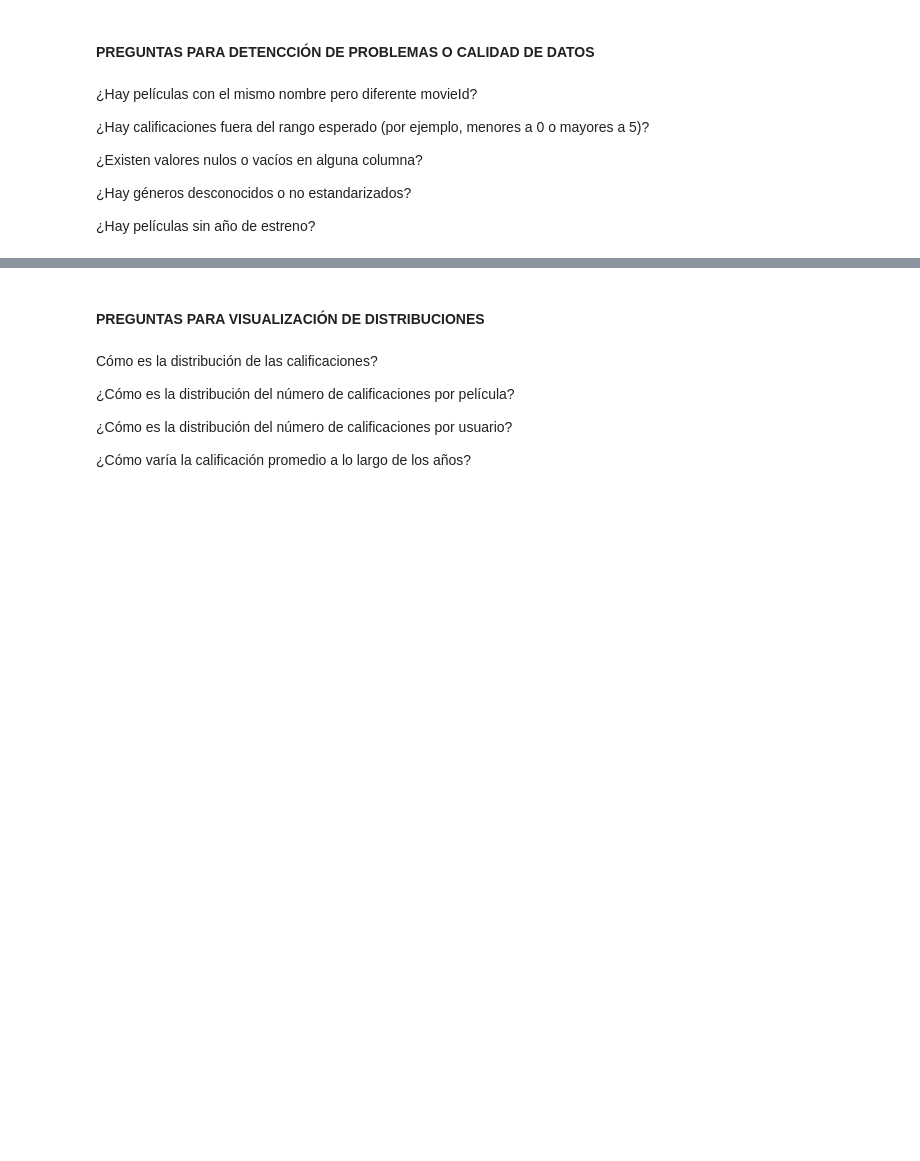
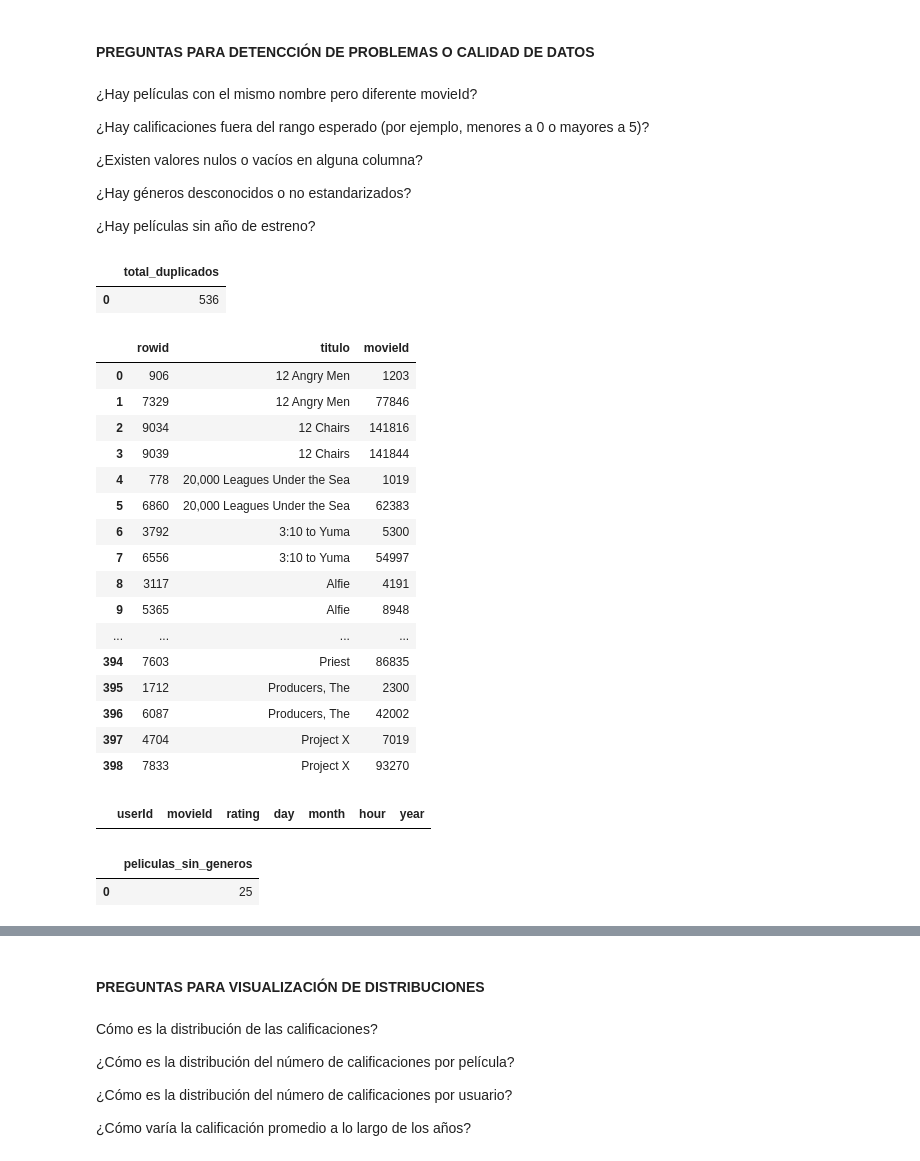
Before and after one commit to JuanCH94/Marketing, a Jupyter notebook: b_exploracion.ipynb, the cells around one changed output, grey strips where cells are left out. Drawn from its saved outputs; the diff is of its cells as text; code cells hidden in the pictures; blank space fills up the shorter version.

```diff
--- a/b_exploracion.ipynb
+++ b/b_exploracion.ipynb
@@ -329,3 +407,73 @@ Total de géneros: 20
 ¿Hay géneros desconocidos o no estandarizados?
 
 ¿Hay películas sin año de estreno?
+# %%
+#¿Hay películas con el mismo nombre pero diferente movieId?
+#Suma la cantidad de peliculas duplicadas
+total_movieId_duplicados = pd.read_sql_query("""
+SELECT SUM(cantidad_ids) AS total_duplicados
+FROM (
+    SELECT COUNT(DISTINCT movieId) AS cantidad_ids
+    FROM movies
+    GROUP BY titulo
+    HAVING COUNT(DISTINCT movieId) > 1
+) AS subquery
+""", conexion)
+total_movieId_duplicados
+# %% [output]
+|  | total_duplicados |
+| 0 | 536 |
+# %%
+#Muestra el movieId que tiene diferente pero el nombre de la pelicula es la misma
+peliculas_con_ids = pd.read_sql_query("""
+SELECT ROWID, titulo, movieId
+FROM movies
+WHERE titulo IN (
+    SELECT titulo
+    FROM movies
+    GROUP BY titulo
+    HAVING COUNT(DISTINCT movieId) > 1
+)
+ORDER BY titulo
+""", conexion)
+
+peliculas_con_ids
+# %% [output]
+|  | rowid | titulo | movieId |
+| 0 | 906 | 12 Angry Men | 1203 |
+| 1 | 7329 | 12 Angry Men | 77846 |
+| 2 | 9034 | 12 Chairs | 141816 |
+| 3 | 9039 | 12 Chairs | 141844 |
+| 4 | 778 | 20,000 Leagues Under the Sea | 1019 |
+| 5 | 6860 | 20,000 Leagues Under the Sea | 62383 |
+| 6 | 3792 | 3:10 to Yuma | 5300 |
+| 7 | 6556 | 3:10 to Yuma | 54997 |
+| 8 | 3117 | Alfie | 4191 |
+| 9 | 5365 | Alfie | 8948 |
+| ... | ... | ... | ... |
+| 394 | 7603 | Priest | 86835 |
+| 395 | 1712 | Producers, The | 2300 |
+| 396 | 6087 | Producers, The | 42002 |
+| 397 | 4704 | Project X | 7019 |
+| 398 | 7833 | Project X | 93270 |
+# %%
+#¿Hay calificaciones fuera del rango esperado (por ejemplo, menores a 0 o mayores a 5)?
+calificaciones_fuera_rango = pd.read_sql_query("""
+SELECT *
+FROM ratings
+WHERE rating < 0 OR rating > 5
+""", conexion)
+
+calificaciones_fuera_rango
+# %% [output]
+|  | userId | movieId | rating | day | month | hour | year |
+# %%
+#¿Hay géneros desconocidos o sin genero?
+pd.read_sql_query("""
+SELECT COUNT(*) AS peliculas_sin_generos
+FROM movies
+WHERE "(no genres listed)" = 1
+""", conexion)
+# %% [output]
+|  | peliculas_sin_generos |
+| 0 | 25 |
```
Also changed, not shown: parts of 25 cells of this notebook.
